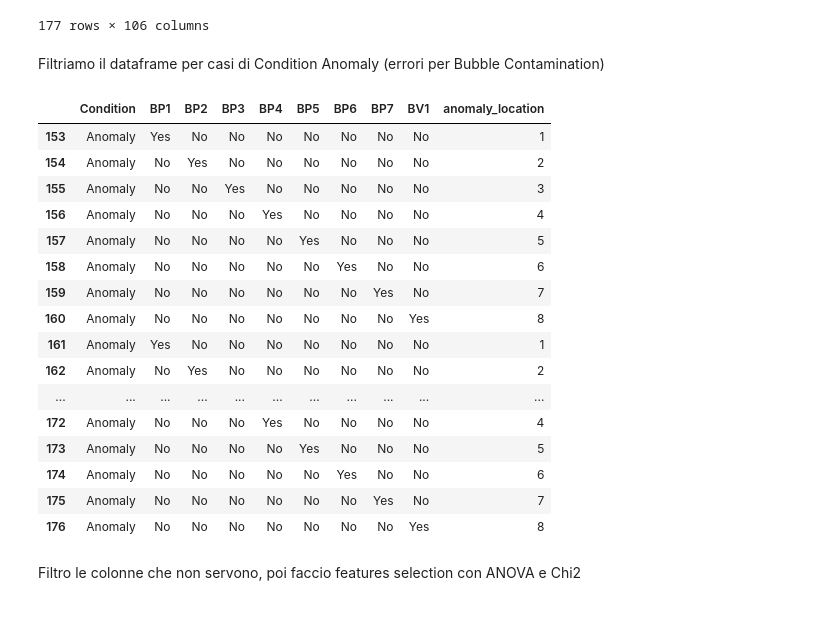
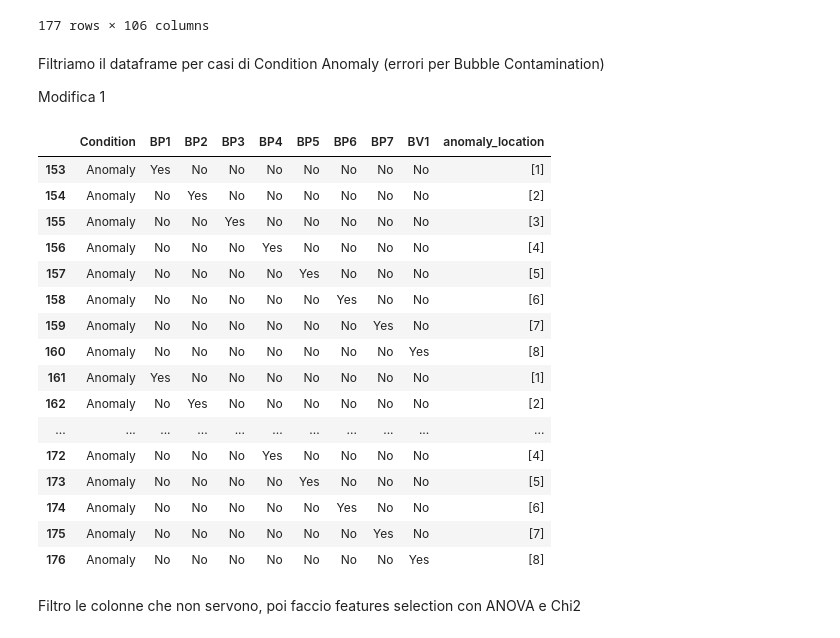
Before and after one commit to enricopierga/C2_PHM_AsiaPacific_2023, a Jupyter notebook: task3/task3.ipynb, the cells around one changed output. Saved outputs shown, nothing was run; the diff lists cells and outputs as text; code cells hidden in the pictures.

```diff
--- a/task3/task3.ipynb
+++ b/task3/task3.ipynb
@@ -95,45 +95,43 @@ df_train_task3_aggregated
 177 rows × 106 columns
 # %% [markdown]
 Filtriamo il dataframe per casi di Condition Anomaly (errori per Bubble Contamination)
+
+Modifica 1
 # %%
 # Filtrare solo le righe in cui Condition è 'Anomaly'
 df_train_task3_aggregated = df_train_task3_aggregated[df_train_task3_aggregated['Condition'] == 'Anomaly'].copy()
 
 # Dizionario per mappare i sensori sulle classi numeriche
 column_to_number = {'BP1': 1, 'BP2': 2, 'BP3': 3, 'BP4': 4, 'BP5': 5, 'BP6': 6, 'BP7': 7, 'BV1': 8}
 
-# Creazione della colonna target con valore predefinito 0 (nessuna anomalia)
-df_train_task3_aggregated['anomaly_location'] = 0
-
-# Popolamento della colonna target
-for index, row in df_train_task3_aggregated.iterrows():
-    for col in column_to_number.keys():
-        if row[col] == 'Yes':  # Se il sensore rileva un'anomalia
-            df_train_task3_aggregated.at[index, 'anomaly_location'] = column_to_number[col]
-            break  # Assegna la prima anomalia trovata e interrompi il ciclo
+# Creazione della colonna target
+df_train_task3_aggregated['anomaly_location'] = df_train_task3_aggregated[column_to_number.keys()].apply(
+    lambda row: [column_to_number[col] for col in column_to_number.keys() if row[col] == 'Yes'],
+    axis=1
+)
 
 # Salvataggio del dataset filtrato con target aggiornato
 df_train_task3_aggregated.to_csv(os.path.join(path_dataframes, "dataset_train_task3_with_target.csv"), index=False)
 
 # Mostrare alcune righe per conferma
 df_train_task3_aggregated[['Condition', 'BP1', 'BP2', 'BP3', 'BP4', 'BP5', 'BP6', 'BP7', 'BV1', 'anomaly_location']]
 # %% [output]
 |  | Condition | BP1 | BP2 | BP3 | BP4 | BP5 | BP6 | BP7 | BV1 | anomaly_location |
-| 153 | Anomaly | Yes | No | No | No | No | No | No | No | 1 |
-| 154 | Anomaly | No | Yes | No | No | No | No | No | No | 2 |
-| 155 | Anomaly | No | No | Yes | No | No | No | No | No | 3 |
-| 156 | Anomaly | No | No | No | Yes | No | No | No | No | 4 |
-| 157 | Anomaly | No | No | No | No | Yes | No | No | No | 5 |
-| 158 | Anomaly | No | No | No | No | No | Yes | No | No | 6 |
-| 159 | Anomaly | No | No | No | No | No | No | Yes | No | 7 |
-| 160 | Anomaly | No | No | No | No | No | No | No | Yes | 8 |
-| 161 | Anomaly | Yes | No | No | No | No | No | No | No | 1 |
-| 162 | Anomaly | No | Yes | No | No | No | No | No | No | 2 |
+| 153 | Anomaly | Yes | No | No | No | No | No | No | No | [1] |
+| 154 | Anomaly | No | Yes | No | No | No | No | No | No | [2] |
+| 155 | Anomaly | No | No | Yes | No | No | No | No | No | [3] |
+| 156 | Anomaly | No | No | No | Yes | No | No | No | No | [4] |
+| 157 | Anomaly | No | No | No | No | Yes | No | No | No | [5] |
+| 158 | Anomaly | No | No | No | No | No | Yes | No | No | [6] |
+| 159 | Anomaly | No | No | No | No | No | No | Yes | No | [7] |
+| 160 | Anomaly | No | No | No | No | No | No | No | Yes | [8] |
+| 161 | Anomaly | Yes | No | No | No | No | No | No | No | [1] |
+| 162 | Anomaly | No | Yes | No | No | No | No | No | No | [2] |
 | ... | ... | ... | ... | ... | ... | ... | ... | ... | ... | ... |
-| 172 | Anomaly | No | No | No | Yes | No | No | No | No | 4 |
-| 173 | Anomaly | No | No | No | No | Yes | No | No | No | 5 |
-| 174 | Anomaly | No | No | No | No | No | Yes | No | No | 6 |
-| 175 | Anomaly | No | No | No | No | No | No | Yes | No | 7 |
-| 176 | Anomaly | No | No | No | No | No | No | No | Yes | 8 |
+| 172 | Anomaly | No | No | No | Yes | No | No | No | No | [4] |
+| 173 | Anomaly | No | No | No | No | Yes | No | No | No | [5] |
+| 174 | Anomaly | No | No | No | No | No | Yes | No | No | [6] |
+| 175 | Anomaly | No | No | No | No | No | No | Yes | No | [7] |
+| 176 | Anomaly | No | No | No | No | No | No | No | Yes | [8] |
 # %% [markdown]
 Filtro le colonne che non servono, poi faccio features selection con ANOVA e Chi2
```
Also changed, not shown: parts of 12 cells of this notebook, 5 other files.
